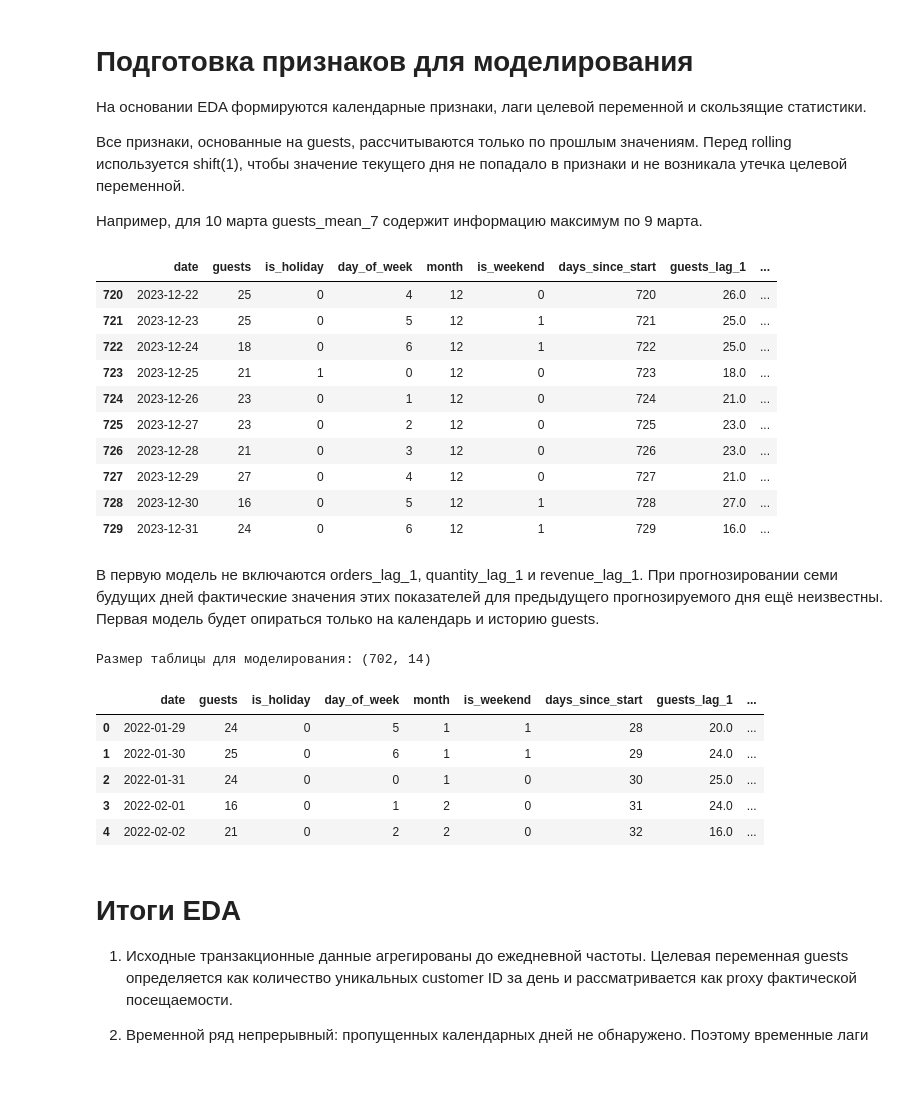
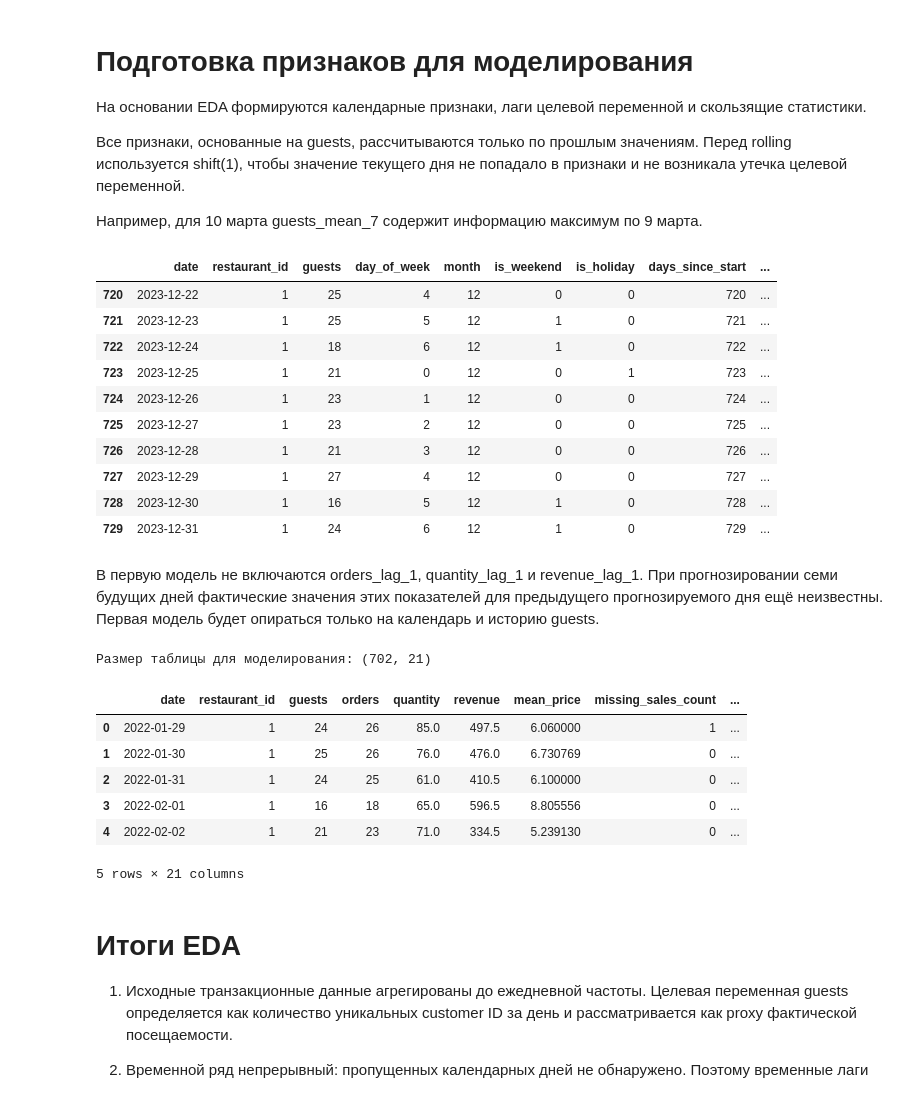
Before and after one commit to Irdorat/coperto_project, a Jupyter notebook: notebooks/01_eda.ipynb, the cells around one changed output. Drawn from its saved outputs; the diff is of its cells as text; code cells hidden in the pictures.

```diff
--- a/notebooks/01_eda.ipynb
+++ b/notebooks/01_eda.ipynb
@@ -190,6 +203,11 @@ daily = (
     .reset_index(drop=True)
 )
 
+daily.insert(1, 'restaurant_id', 1)
+
+daily['restaurant_id'] = daily['restaurant_id'].astype('int64')
+daily['revenue'] = daily['revenue'].astype('float64')
+
 daily['missing_ratio'] = daily['missing_sales_count'] / daily['orders']
 daily.head()
 # %% [output]
@@ -559,52 +577,38 @@ print(f'Изменение по линии тренда: {z[0]:.3f} гостя
 
 Например, для 10 марта guests_mean_7 содержит информацию максимум по 9 марта.
 # %%
-daily['is_holiday'] = daily['date'].dt.date.map(lambda date: int(date in holiday_dates))
-daily['day_of_week'] = daily['date'].dt.dayofweek
-daily['month'] = daily['date'].dt.month
-daily['is_weekend'] = daily['day_of_week'].isin([5, 6]).astype(int)
-daily['days_since_start'] = (daily['date'] - daily['date'].min()).dt.days
+featured_daily = make_features(daily, start_date=daily['date'].min())
 
-for lag in [1, 7, 14, 28]:
-    daily[f'guests_lag_{lag}'] = daily['guests'].shift(lag)
-for window in [7, 14, 28]:
-    daily[f'guests_mean_{window}'] = daily['guests'].shift(1).rolling(window).mean()
-
-model_features = [
-    'is_holiday', 'day_of_week', 'month', 'is_weekend', 'days_since_start',
-    'guests_lag_1', 'guests_lag_7', 'guests_lag_14', 'guests_lag_28',
-    'guests_mean_7', 'guests_mean_14', 'guests_mean_28',
-]
-
-display(daily[['date', 'guests', *model_features]].tail(10))
+display(featured_daily[['date', 'restaurant_id', 'guests', *FEATURE_COLUMNS]].tail(10))
 # %% [output]
-|  | date | guests | is_holiday | day_of_week | month | is_weekend | days_since_start | guests_lag_1 | ... |
-| 720 | 2023-12-22 | 25 | 0 | 4 | 12 | 0 | 720 | 26.0 | ... |
-| 721 | 2023-12-23 | 25 | 0 | 5 | 12 | 1 | 721 | 25.0 | ... |
-| 722 | 2023-12-24 | 18 | 0 | 6 | 12 | 1 | 722 | 25.0 | ... |
-| 723 | 2023-12-25 | 21 | 1 | 0 | 12 | 0 | 723 | 18.0 | ... |
-| 724 | 2023-12-26 | 23 | 0 | 1 | 12 | 0 | 724 | 21.0 | ... |
-| 725 | 2023-12-27 | 23 | 0 | 2 | 12 | 0 | 725 | 23.0 | ... |
-| 726 | 2023-12-28 | 21 | 0 | 3 | 12 | 0 | 726 | 23.0 | ... |
-| 727 | 2023-12-29 | 27 | 0 | 4 | 12 | 0 | 727 | 21.0 | ... |
-| 728 | 2023-12-30 | 16 | 0 | 5 | 12 | 1 | 728 | 27.0 | ... |
-| 729 | 2023-12-31 | 24 | 0 | 6 | 12 | 1 | 729 | 16.0 | ... |
+|  | date | restaurant_id | guests | day_of_week | month | is_weekend | is_holiday | days_since_start | ... |
+| 720 | 2023-12-22 | 1 | 25 | 4 | 12 | 0 | 0 | 720 | ... |
+| 721 | 2023-12-23 | 1 | 25 | 5 | 12 | 1 | 0 | 721 | ... |
+| 722 | 2023-12-24 | 1 | 18 | 6 | 12 | 1 | 0 | 722 | ... |
+| 723 | 2023-12-25 | 1 | 21 | 0 | 12 | 0 | 1 | 723 | ... |
+| 724 | 2023-12-26 | 1 | 23 | 1 | 12 | 0 | 0 | 724 | ... |
+| 725 | 2023-12-27 | 1 | 23 | 2 | 12 | 0 | 0 | 725 | ... |
+| 726 | 2023-12-28 | 1 | 21 | 3 | 12 | 0 | 0 | 726 | ... |
+| 727 | 2023-12-29 | 1 | 27 | 4 | 12 | 0 | 0 | 727 | ... |
+| 728 | 2023-12-30 | 1 | 16 | 5 | 12 | 1 | 0 | 728 | ... |
+| 729 | 2023-12-31 | 1 | 24 | 6 | 12 | 1 | 0 | 729 | ... |
 # %% [markdown]
 В первую модель не включаются orders_lag_1, quantity_lag_1 и revenue_lag_1. При прогнозировании семи будущих дней фактические значения этих показателей для предыдущего прогнозируемого дня ещё неизвестны. Первая модель будет опираться только на календарь и историю guests.
 # %%
-daily = daily[['date', 'guests', *model_features]].dropna().reset_index(drop=True)
+model_daily = (featured_daily.dropna(subset=FEATURE_COLUMNS).reset_index(drop=True))
 
-print('Размер таблицы для моделирования:', daily.shape)
+print(f'Размер таблицы для моделирования: {model_daily.shape}')
 
-daily.head()
+model_daily.head()
 # %% [output]
-Размер таблицы для моделирования: (702, 14)
+Размер таблицы для моделирования: (702, 21)
-|  | date | guests | is_holiday | day_of_week | month | is_weekend | days_since_start | guests_lag_1 | ... |
-| 0 | 2022-01-29 | 24 | 0 | 5 | 1 | 1 | 28 | 20.0 | ... |
-| 1 | 2022-01-30 | 25 | 0 | 6 | 1 | 1 | 29 | 24.0 | ... |
-| 2 | 2022-01-31 | 24 | 0 | 0 | 1 | 0 | 30 | 25.0 | ... |
-| 3 | 2022-02-01 | 16 | 0 | 1 | 2 | 0 | 31 | 24.0 | ... |
-| 4 | 2022-02-02 | 21 | 0 | 2 | 2 | 0 | 32 | 16.0 | ... |
+|  | date | restaurant_id | guests | orders | quantity | revenue | mean_price | missing_sales_count | ... |
+| 0 | 2022-01-29 | 1 | 24 | 26 | 85.0 | 497.5 | 6.060000 | 1 | ... |
+| 1 | 2022-01-30 | 1 | 25 | 26 | 76.0 | 476.0 | 6.730769 | 0 | ... |
+| 2 | 2022-01-31 | 1 | 24 | 25 | 61.0 | 410.5 | 6.100000 | 0 | ... |
+| 3 | 2022-02-01 | 1 | 16 | 18 | 65.0 | 596.5 | 8.805556 | 0 | ... |
+| 4 | 2022-02-02 | 1 | 21 | 23 | 71.0 | 334.5 | 5.239130 | 0 | ... |
+5 rows × 21 columns
 # %% [markdown]
 # Итоги EDA
 
```
Also changed, not shown: parts of 3 cells of this notebook.
